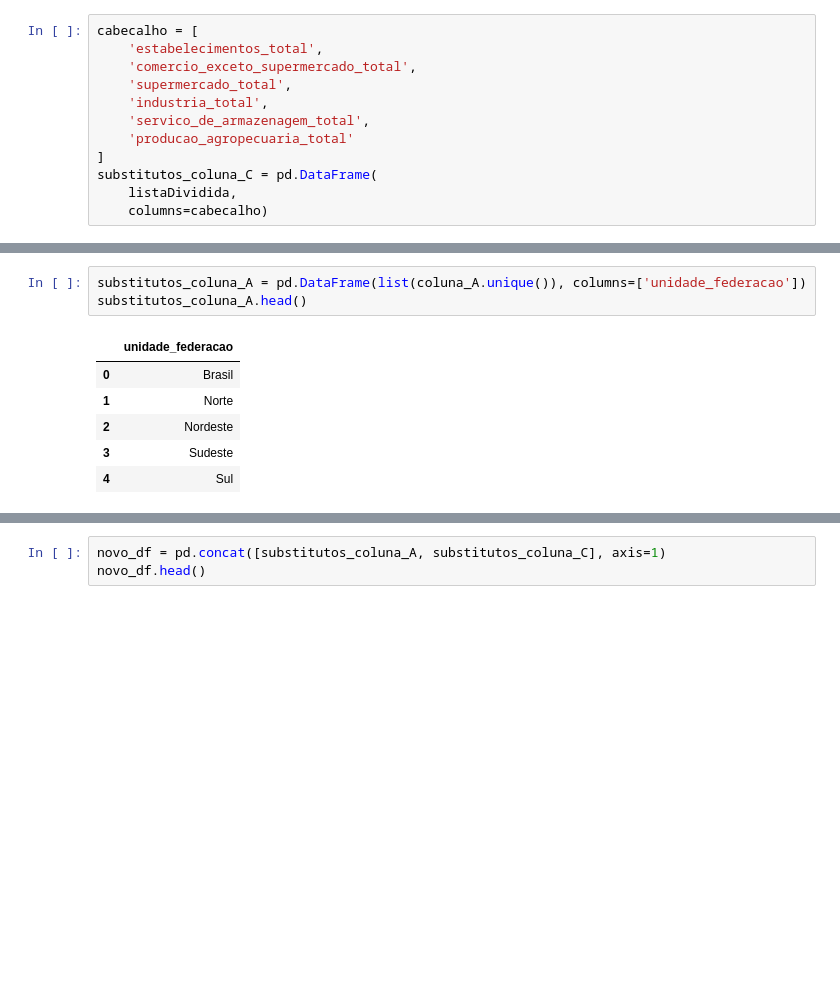
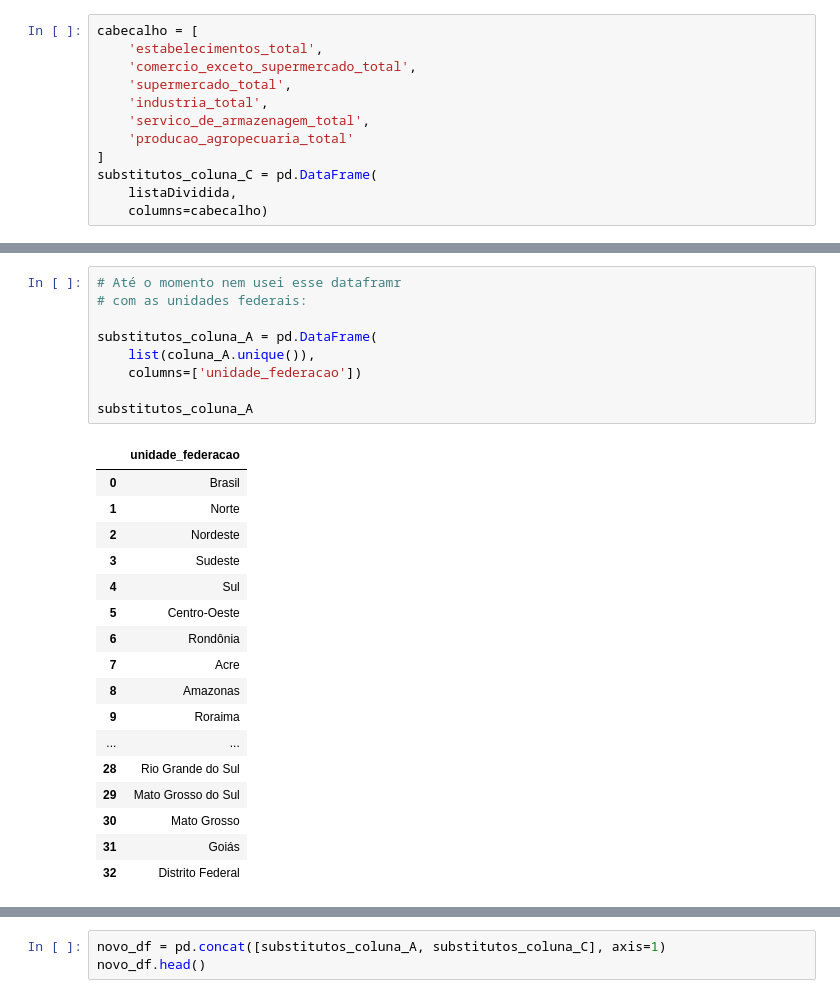
Before and after one commit to Megalonnix/Projeto_Integrador_-PI-_2sem2025, a Jupyter notebook: notebooks/scripts/analiseTabela278 copy.ipynb, the cells around one changed output, grey strips where cells are left out. Cells and saved outputs as stored; diff of their text form; blank space fills up the shorter version.

```diff
--- a/notebooks/scripts/analiseTabela278 copy.ipynb
+++ b/notebooks/scripts/analiseTabela278 copy.ipynb
@@ -129,13 +114,30 @@ substitutos_coluna_C.head(6)
 # %%
-substitutos_coluna_A = pd.DataFrame(list(coluna_A.unique()), columns=['unidade_federacao'])
-substitutos_coluna_A.head()
+# Até o momento nem usei esse dataframr
+# com as unidades federais:
+
+substitutos_coluna_A = pd.DataFrame(
+    list(coluna_A.unique()),
+    columns=['unidade_federacao'])
+
+substitutos_coluna_A
 # %% [output]
 |  | unidade_federacao |
 | 0 | Brasil |
 | 1 | Norte |
 | 2 | Nordeste |
 | 3 | Sudeste |
 | 4 | Sul |
+| 5 | Centro-Oeste |
+| 6 | Rondônia |
+| 7 | Acre |
+| 8 | Amazonas |
+| 9 | Roraima |
+| ... | ... |
+| 28 | Rio Grande do Sul |
+| 29 | Mato Grosso do Sul |
+| 30 | Mato Grosso |
+| 31 | Goiás |
+| 32 | Distrito Federal |
 # %%
 substitutos_coluna_C.head()
 # %% [output]
```
Also changed, not shown: parts of 29 cells of this notebook, 2 other files.
